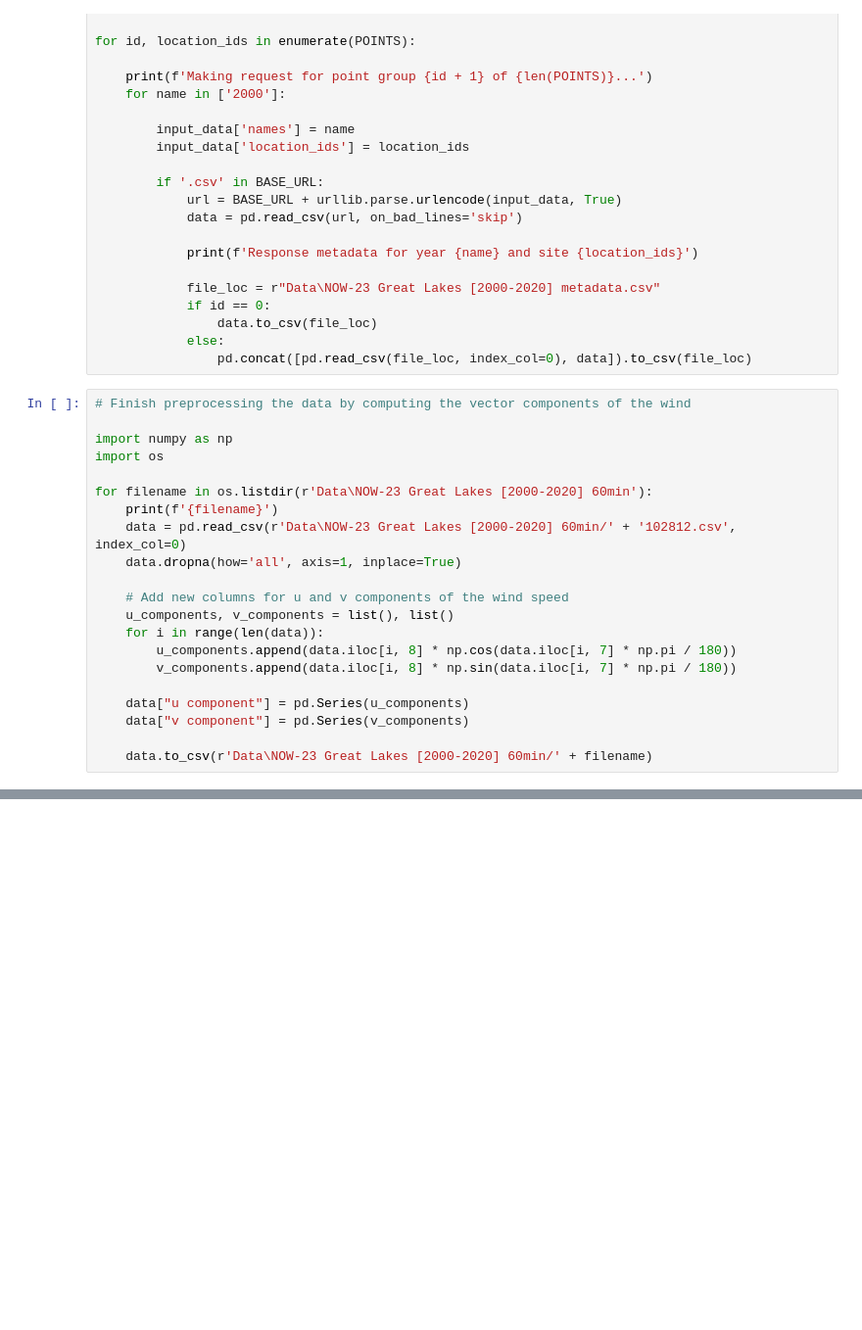
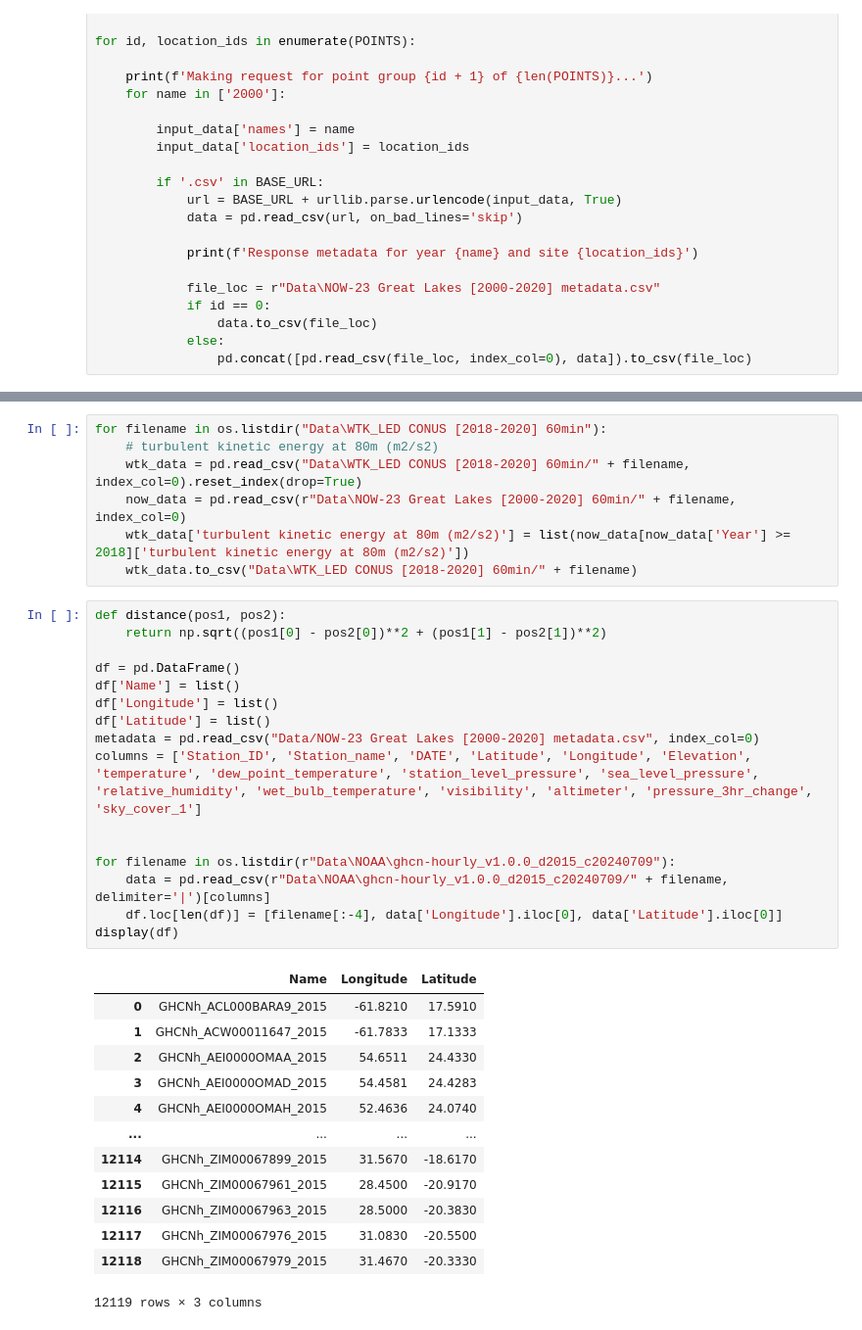
Before and after one commit to AlexWycoff/windspeed, a Jupyter notebook: 00 - Data Retrieval.ipynb, the cells around one changed output, grey strips where cells are left out. Shown at 98% size. Saved outputs shown, nothing was run; the diff lists cells and outputs as text; blank space fills up the shorter version.

```diff
--- a/00 - Data Retrieval.ipynb
+++ b/00 - Data Retrieval.ipynb
@@ -139,24 +140,3 @@ for id, location_ids in enumerate(POINTS):
                 data.to_csv(file_loc)
             else:
                 pd.concat([pd.read_csv(file_loc, index_col=0), data]).to_csv(file_loc)
-# %%
-# Finish preprocessing the data by computing the vector components of the wind
-
-import numpy as np
-import os
-
-for filename in os.listdir(r'Data\NOW-23 Great Lakes [2000-2020] 60min'):
-    print(f'{filename}')
-    data = pd.read_csv(r'Data\NOW-23 Great Lakes [2000-2020] 60min/' + '102812.csv', index_col=0)
-    data.dropna(how='all', axis=1, inplace=True)
-
-    # Add new columns for u and v components of the wind speed
-    u_components, v_components = list(), list()
-    for i in range(len(data)):
-        u_components.append(data.iloc[i, 8] * np.cos(data.iloc[i, 7] * np.pi / 180))
-        v_components.append(data.iloc[i, 8] * np.sin(data.iloc[i, 7] * np.pi / 180))
-
-    data["u component"] = pd.Series(u_components)
-    data["v component"] = pd.Series(v_components)
-
-    data.to_csv(r'Data\NOW-23 Great Lakes [2000-2020] 60min/' + filename)
@@ -162,0 +245,37 @@ for filename in os.listdir(r'Data\NOW-23 Great Lakes [2000-2020] 60min'):
+# %%
+for filename in os.listdir("Data\WTK_LED CONUS [2018-2020] 60min"):
+    # turbulent kinetic energy at 80m (m2/s2)
+    wtk_data = pd.read_csv("Data\WTK_LED CONUS [2018-2020] 60min/" + filename, index_col=0).reset_index(drop=True)
+    now_data = pd.read_csv(r"Data\NOW-23 Great Lakes [2000-2020] 60min/" + filename, index_col=0)
+    wtk_data['turbulent kinetic energy at 80m (m2/s2)'] = list(now_data[now_data['Year'] >= 2018]['turbulent kinetic energy at 80m (m2/s2)'])
+    wtk_data.to_csv("Data\WTK_LED CONUS [2018-2020] 60min/" + filename)
+# %%
+def distance(pos1, pos2):
+    return np.sqrt((pos1[0] - pos2[0])**2 + (pos1[1] - pos2[1])**2)
+
+df = pd.DataFrame()
+df['Name'] = list()
+df['Longitude'] = list()
+df['Latitude'] = list()
+metadata = pd.read_csv("Data/NOW-23 Great Lakes [2000-2020] metadata.csv", index_col=0)
+columns = ['Station_ID', 'Station_name', 'DATE', 'Latitude', 'Longitude', 'Elevation', 'temperature', 'dew_point_temperature', 'station_level_pressure', 'sea_level_pressure', 'relative_humidity', 'wet_bulb_temperature', 'visibility', 'altimeter', 'pressure_3hr_change', 'sky_cover_1']
+
+
+for filename in os.listdir(r"Data\NOAA\ghcn-hourly_v1.0.0_d2015_c20240709"):
+    data = pd.read_csv(r"Data\NOAA\ghcn-hourly_v1.0.0_d2015_c20240709/" + filename, delimiter='|')[columns]
+    df.loc[len(df)] = [filename[:-4], data['Longitude'].iloc[0], data['Latitude'].iloc[0]]
+display(df)
+# %% [output]
+|  | Name | Longitude | Latitude |
+| 0 | GHCNh_ACL000BARA9_2015 | -61.8210 | 17.5910 |
+| 1 | GHCNh_ACW00011647_2015 | -61.7833 | 17.1333 |
+| 2 | GHCNh_AEI0000OMAA_2015 | 54.6511 | 24.4330 |
+| 3 | GHCNh_AEI0000OMAD_2015 | 54.4581 | 24.4283 |
+| 4 | GHCNh_AEI0000OMAH_2015 | 52.4636 | 24.0740 |
+| ... | ... | ... | ... |
+| 12114 | GHCNh_ZIM00067899_2015 | 31.5670 | -18.6170 |
+| 12115 | GHCNh_ZIM00067961_2015 | 28.4500 | -20.9170 |
+| 12116 | GHCNh_ZIM00067963_2015 | 28.5000 | -20.3830 |
+| 12117 | GHCNh_ZIM00067976_2015 | 31.0830 | -20.5500 |
+| 12118 | GHCNh_ZIM00067979_2015 | 31.4670 | -20.3330 |
+12119 rows × 3 columns
```
Also changed, not shown: parts of 4 cells of this notebook, 1 other file.
